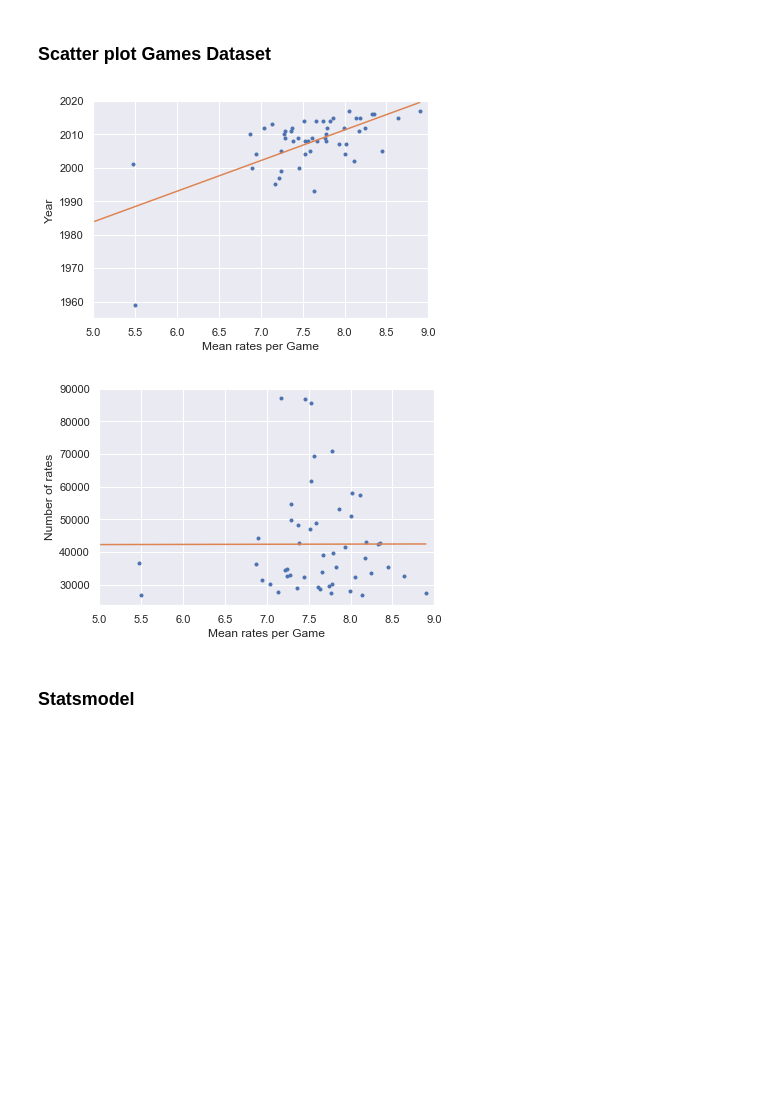
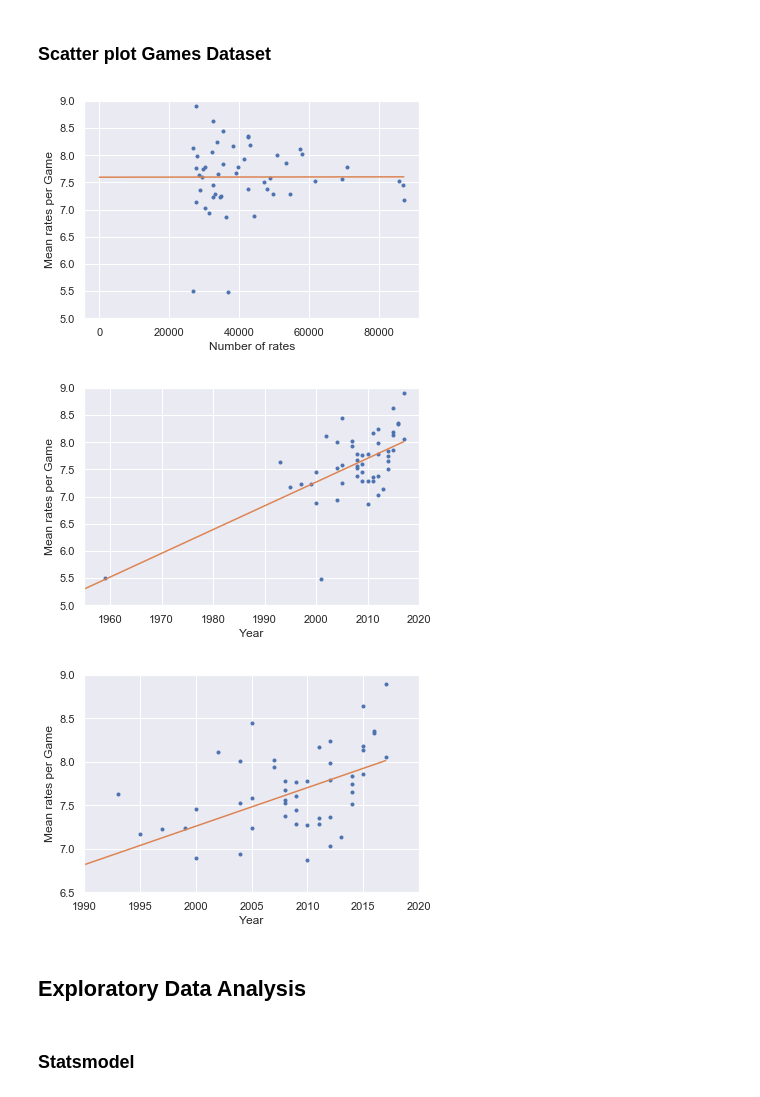
Before and after one commit to DianeDrl/Capstone-Project-2, a Jupyter notebook: Capstone Project 2.ipynb, the cells around one changed output. Saved outputs shown, nothing was run; the diff lists cells and outputs as text; code cells hidden in the pictures; blank space fills up the shorter version.

```diff
--- a/Capstone Project 2.ipynb
+++ b/Capstone Project 2.ipynb
@@ -183,39 +183,59 @@ plt.show()
 [figure]
 # %% [markdown]
 ### Scatter plot Games Dataset
+# %%
+sns.set()
+Y=bgg_game.rate
+X=bgg_game.nb_rate
+# Linear Regression Line
+slope,intercept=np.polyfit(X,Y,1)
+x=np.array([0,max(X)])
+y=slope*x+intercept
+# Plot
+_=plt.plot(X,Y,marker='.',linestyle='none')
+_=plt.plot(x,y)
+_=plt.ylim(5,9)
+_=plt.ylabel('Mean rates per Game')
+_=plt.xlabel('Number of rates')
+plt.show()
+
+Y=bgg_game.rate
+X=bgg_game.year
+# Linear Regression Line
+slope,intercept=np.polyfit(X,Y,1)
+x=np.array([0,max(X)])
+y=slope*x+intercept
+# Plot
+_=plt.plot(X,Y,marker='.',linestyle='none')
+_=plt.plot(x,y)
+_=plt.ylim(5,9)
+_=plt.xlim(1955,2020)
+_=plt.ylabel('Mean rates per Game')
+_=plt.xlabel('Year')
+plt.show()
+# %% [output]
+[figure, added]
+[figure, added]
 # %%
-sns.set()
-X=bgg_game.rate
-Y=bgg_game.year
+# Without outlier game produced in before 1960
+Y=bgg_game.rate[bgg_game.year>1990]
+X=bgg_game.year[bgg_game.year>1990]
 # Linear Regression Line
 slope,intercept=np.polyfit(X,Y,1)
 x=np.array([0,max(X)])
 y=slope*x+intercept
 # Plot
 _=plt.plot(X,Y,marker='.',linestyle='none')
 _=plt.plot(x,y)
-_=plt.xlim(5,9)
-_=plt.ylim(1955,2020)
-_=plt.xlabel('Mean rates per Game')
-_=plt.ylabel('Year')
+_=plt.ylim(6.5,9)
+_=plt.xlim(1990,2020)
+_=plt.ylabel('Mean rates per Game')
+_=plt.xlabel('Year')
 plt.show()
-
-X=bgg_game.rate
-Y=bgg_game.nb_rate
-# Linear Regression Line
-slope,intercept=np.polyfit(X,Y,1)
-x=np.array([0,max(X)])
-y=slope*x+intercept
-# Plot
-_=plt.plot(X,Y,marker='.',linestyle='none')
-_=plt.plot(x,y)
-_=plt.xlim(5,9)
-_=plt.xlabel('Mean rates per Game')
-_=plt.ylabel('Number of rates')
-plt.show()
 # %% [output]
-[figure, old version]
+[figure, new version]
-[figure, removed]
+# %% [markdown]
+## Exploratory Data Analysis
 # %% [markdown]
 ### Statsmodel
 # %%
```
Also changed, not shown: parts of 35 cells of this notebook.
